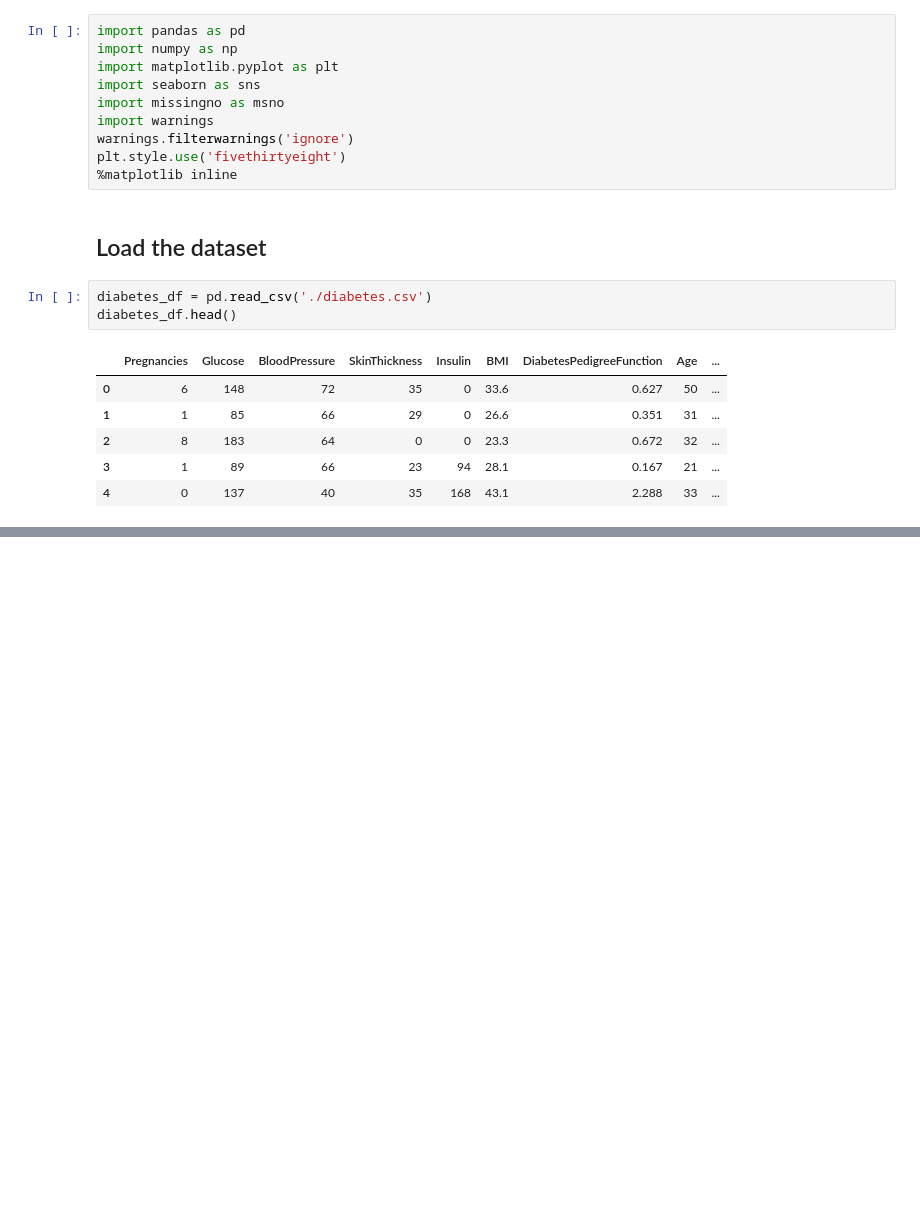
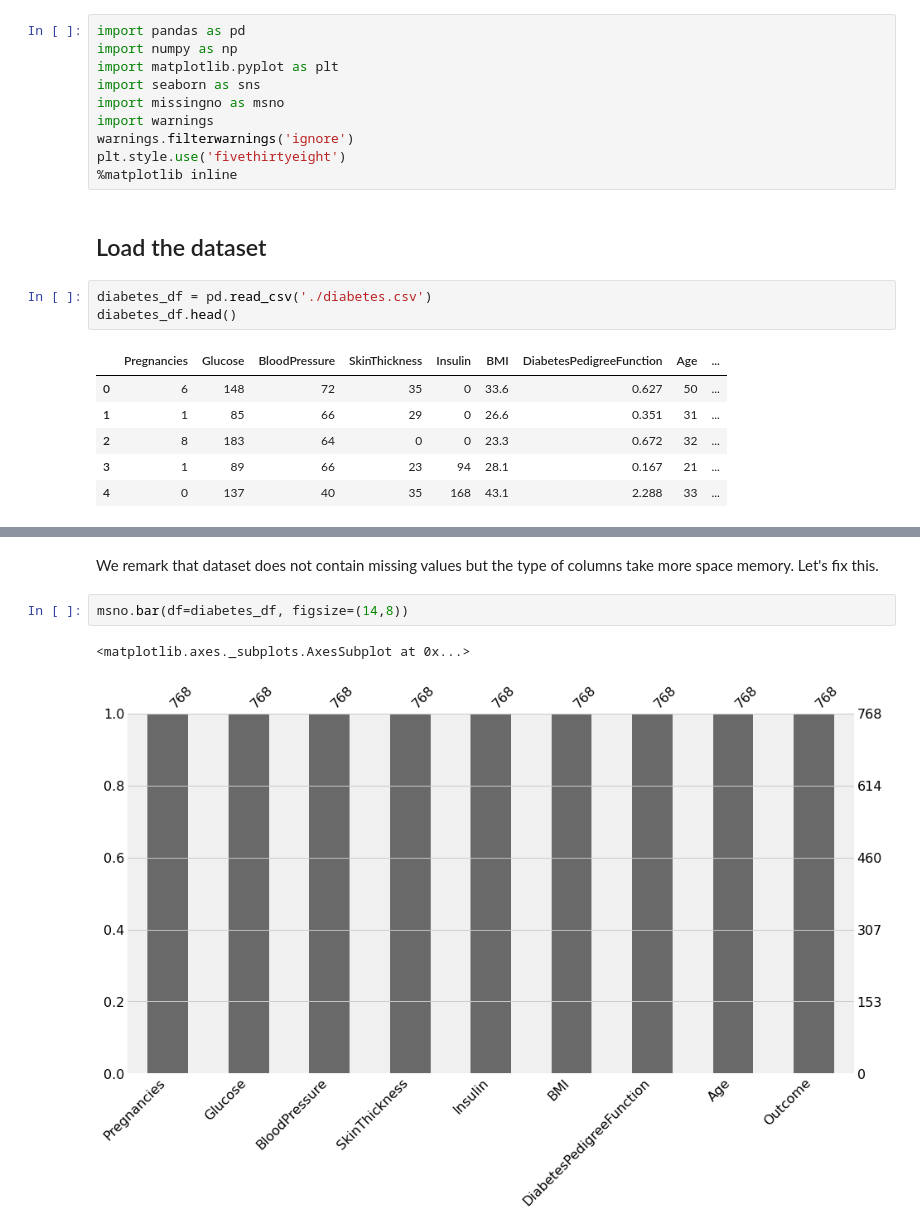
Before and after one commit to dajebbar/Diabetes-Classification, a Jupyter notebook: Dabetes_Classification.ipynb, the cells around one changed output, grey strips where cells are left out. Drawn from its saved outputs; the diff is of its cells as text; blank space fills up the shorter version.

```diff
--- a/Dabetes_Classification.ipynb
+++ b/Dabetes_Classification.ipynb
@@ -33,0 +87,7 @@ diabetes_df.head()
+# %% [markdown]
+We remark that dataset does not contain missing values but the type of columns take more space memory. Let's fix this.
+# %%
+msno.bar(df=diabetes_df, figsize=(14,8))
+# %% [output]
+<matplotlib.axes._subplots.AxesSubplot at 0x...>
+[figure, added]
```
Also changed, not shown: parts of 11 cells of this notebook.
